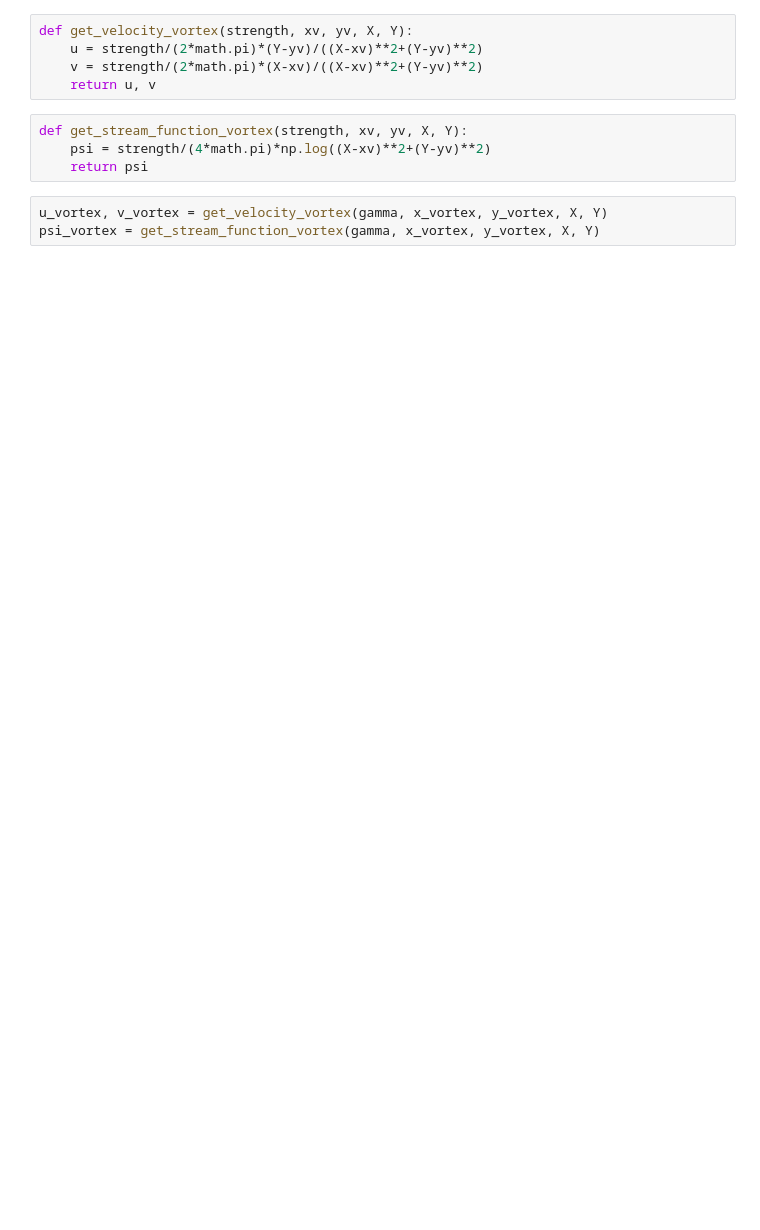
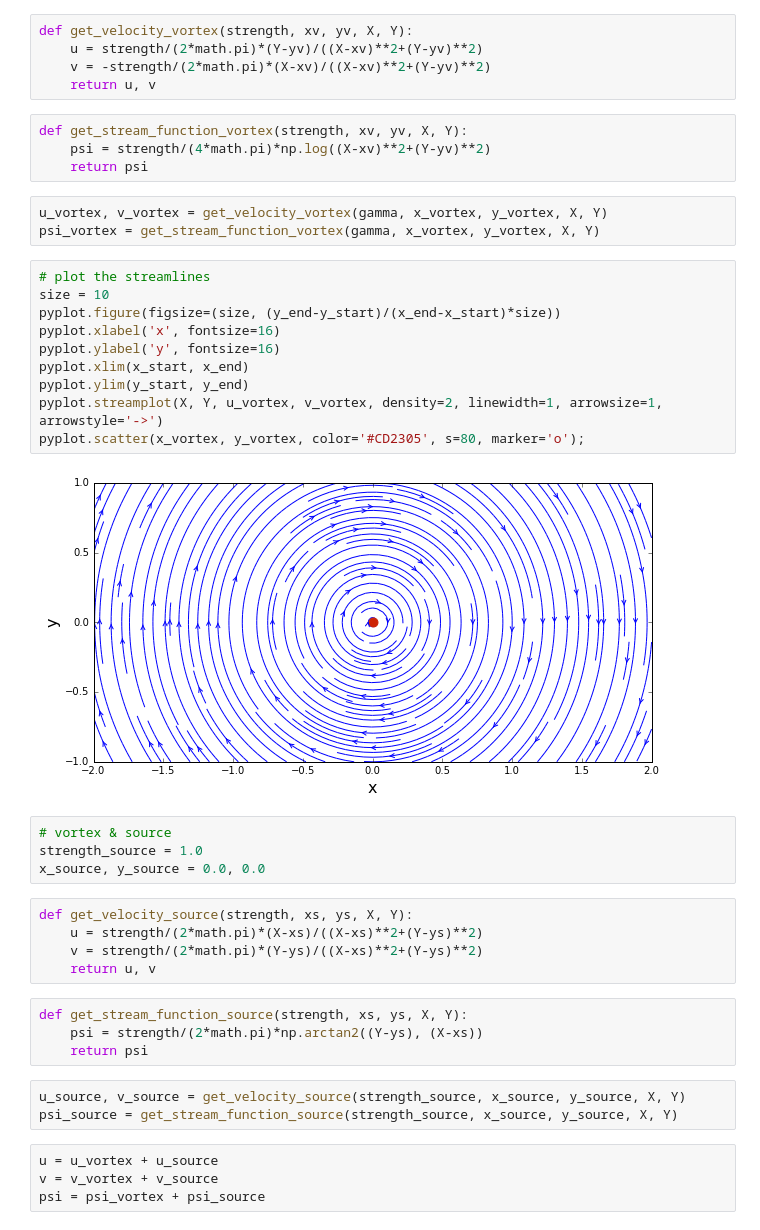
Before and after one commit to cinozeng/mae6226-work, a Jupyter notebook: Lesson_4.ipynb, the cells around one changed output. Drawn from its saved outputs; the diff is of its cells as text; blank space fills up the shorter version.

Commit message:
source

```diff
--- a/Lesson_4.ipynb
+++ b/Lesson_4.ipynb
@@ -16,7 +16,7 @@ x_vortex, y_vortex = 0.0, 0.0
 # %%
 def get_velocity_vortex(strength, xv, yv, X, Y):
     u = strength/(2*math.pi)*(Y-yv)/((X-xv)**2+(Y-yv)**2)
-    v = strength/(2*math.pi)*(X-xv)/((X-xv)**2+(Y-yv)**2)
+    v = -strength/(2*math.pi)*(X-xv)/((X-xv)**2+(Y-yv)**2)
     return u, v
 # %%
 def get_stream_function_vortex(strength, xv, yv, X, Y):
@@ -25,3 +25,35 @@ def get_stream_function_vortex(strength, xv, yv, X, Y):
 # %%
 u_vortex, v_vortex = get_velocity_vortex(gamma, x_vortex, y_vortex, X, Y)
 psi_vortex = get_stream_function_vortex(gamma, x_vortex, y_vortex, X, Y)
+# %%
+# plot the streamlines
+size = 10
+pyplot.figure(figsize=(size, (y_end-y_start)/(x_end-x_start)*size))
+pyplot.xlabel('x', fontsize=16)
+pyplot.ylabel('y', fontsize=16)
+pyplot.xlim(x_start, x_end)
+pyplot.ylim(y_start, y_end)
+pyplot.streamplot(X, Y, u_vortex, v_vortex, density=2, linewidth=1, arrowsize=1, arrowstyle='->')
+pyplot.scatter(x_vortex, y_vortex, color='#CD2305', s=80, marker='o');
+# %% [output]
+[figure, added]
+# %%
+# vortex & source
+strength_source = 1.0
+x_source, y_source = 0.0, 0.0
+# %%
+def get_velocity_source(strength, xs, ys, X, Y):
+    u = strength/(2*math.pi)*(X-xs)/((X-xs)**2+(Y-ys)**2)
+    v = strength/(2*math.pi)*(Y-ys)/((X-xs)**2+(Y-ys)**2)
+    return u, v
+# %%
+def get_stream_function_source(strength, xs, ys, X, Y):
+    psi = strength/(2*math.pi)*np.arctan2((Y-ys), (X-xs))
+    return psi
+# %%
+u_source, v_source = get_velocity_source(strength_source, x_source, y_source, X, Y)
+psi_source = get_stream_function_source(strength_source, x_source, y_source, X, Y)
+# %%
+u = u_vortex + u_source
+v = v_vortex + v_source
+psi = psi_vortex + psi_source
```
Also changed, not shown: parts of 1 cell of this notebook.
